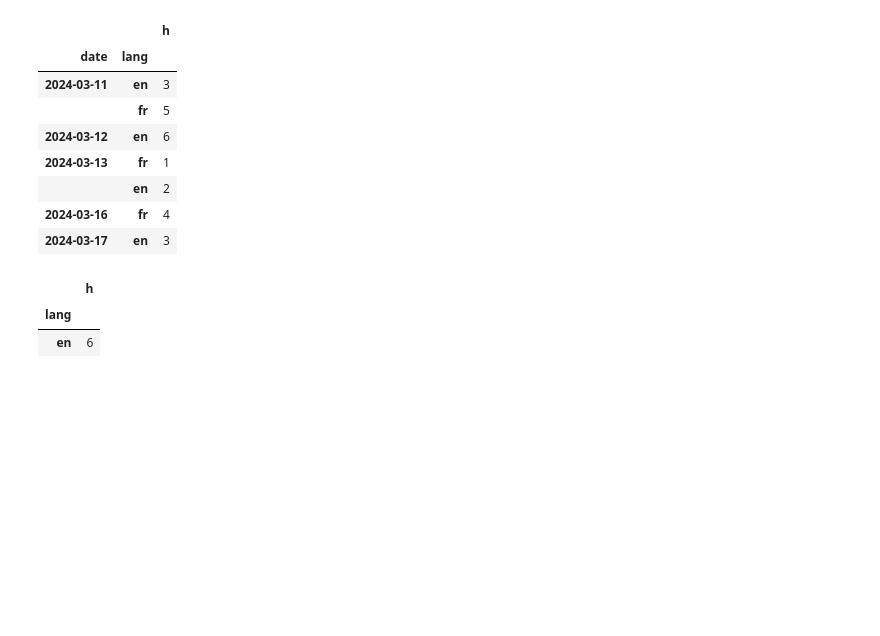
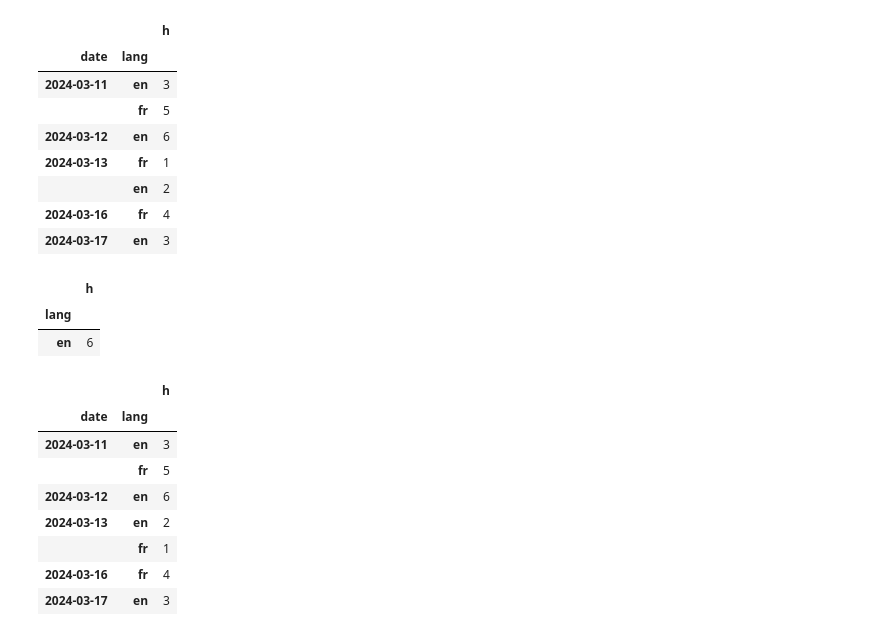
Before and after one commit to ArmanVasilovich/python_spbu, a Jupyter notebook: October-28/October-28-Pandas.ipynb, the cells around one changed output. Drawn from its saved outputs; the diff is of its cells as text; code cells hidden in the pictures; blank space fills up the shorter version.

Commit message:
Sort by index (df)

```diff
--- a/October-28/October-28-Pandas.ipynb
+++ b/October-28/October-28-Pandas.ipynb
@@ -712,3 +712,15 @@ df.loc['2024-03-12']
 |  | h |
 | lang |  |
 | en | 6 |
+# %%
+df.sort_index()
+# %% [output]
+|  |  | h |
+| date | lang |  |
+| 2024-03-11 | en | 3 |
+|  | fr | 5 |
+| 2024-03-12 | en | 6 |
+| 2024-03-13 | en | 2 |
+|  | fr | 1 |
+| 2024-03-16 | fr | 4 |
+| 2024-03-17 | en | 3 |
```
